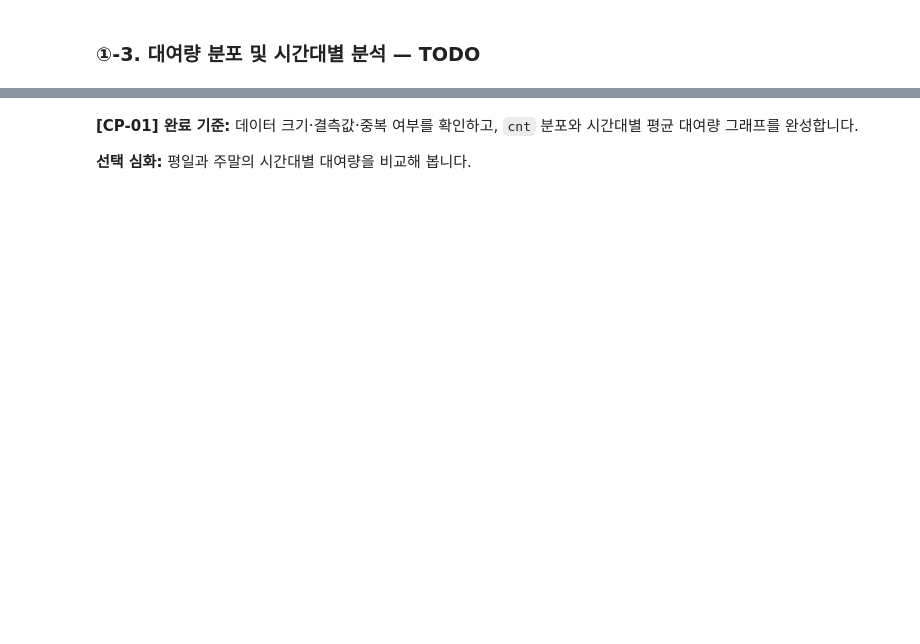
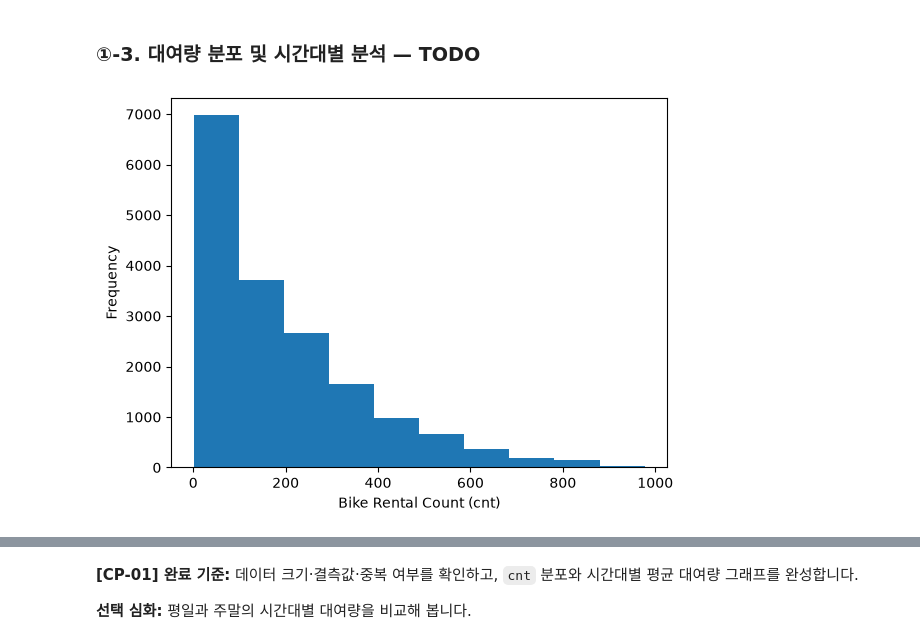
Before and after one commit to Kim-ms/ai-mini-projects, a Jupyter notebook: mini-project-01/code/01_regression_bike_demand.ipynb, the cells around one changed output, grey strips where cells are left out. Cells and saved outputs as stored; diff of their text form; code cells hidden in the pictures; blank space fills up the shorter version.

```diff
--- a/mini-project-01/code/01_regression_bike_demand.ipynb
+++ b/mini-project-01/code/01_regression_bike_demand.ipynb
@@ -45,7 +126,12 @@ print("데이터 로딩 완료")
 # %%
 # TODO 1-4. cnt의 분포를 히스토그램으로 시각화합니다.
 # 힌트: plt.hist(), plt.xlabel(), plt.ylabel(), plt.show()
-...
+plt.hist(df.cnt)
+plt.xlabel("Bike Rental Count (cnt)")
+plt.ylabel("Frequency")
+plt.show()
+# %% [output]
+[figure, added]
 # %%
 # TODO 1-5. 시간대(hr)별 평균 대여량을 계산합니다.
 # 힌트: groupby("hr")["cnt"].mean()
```
Also changed, not shown: parts of 8 cells of this notebook.
